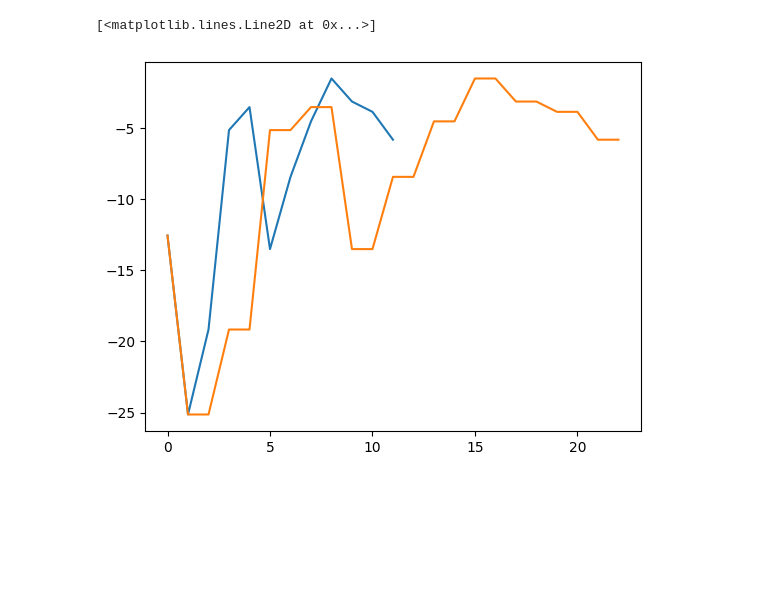
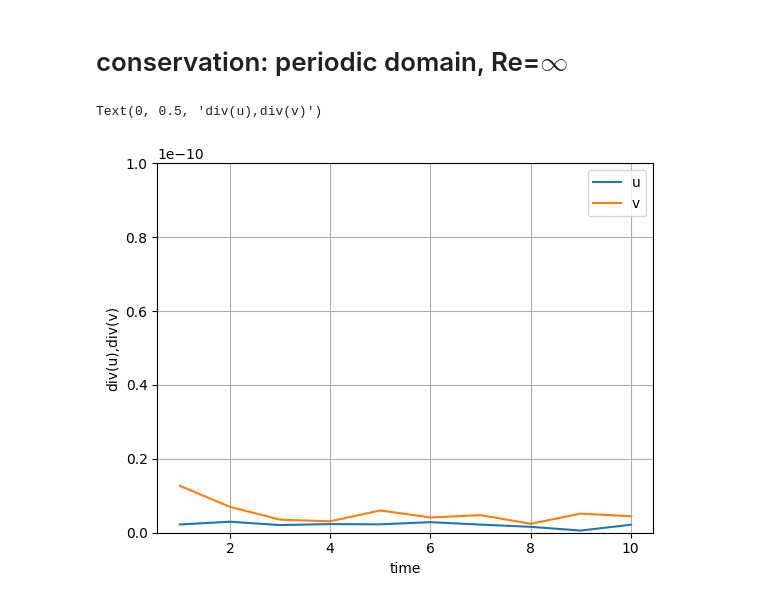
Before and after one commit to markusrenoldner/MEHCscheme, a Jupyter notebook: playground/plots.ipynb, the cells around one changed output. Saved outputs shown, nothing was run; the diff lists cells and outputs as text; code cells hidden in the pictures; blank space fills up the shorter version.

```diff
--- a/playground/plots.ipynb
+++ b/playground/plots.ipynb
@@ -1,34 +1,35 @@
 # %%
 import numpy as np
 import matplotlib.pyplot as plt
-# %%
-data=[
-    -12.5664
-    ,-25.1327
-    ,-25.1327
-    ,-19.1641
-    ,-19.1641
-    ,-5.15418
-    ,-5.15418
-    ,-3.53878
-    ,-3.53878
-    ,-13.5141
-    ,-13.5141
-    ,-8.43968
-    ,-8.43968
-    ,-4.54113
-    ,-4.54113
-    ,-1.52722
-    ,-1.52722
-    ,-3.14797
-    ,-3.14797
-    ,-3.87062
-    ,-3.87062
-    ,-5.82862
-    ,-5.82862]
-
-plt.plot(data[0::2])
-# plt.plot(data)
-# %% [output]
-[<matplotlib.lines.Line2D at 0x...>]
-[figure, removed]
+# %% [markdown]
+# conservation: periodic domain, Re=$\infty$
+# %%
+data = [1,2.22767e-12,1.26957e-11,-3.51585e-12,-2.57794e-11,-4.53374,7.74989e-11,
+2,2.97597e-12,6.99089e-12,-9.09184e-12,5.69322e-12,3.60707e-11,3.60316e-11,
+3,2.06888e-12,3.53873e-12,2.39897e-12,1.12852e-11,-8.36771e-11,-8.11333e-11,
+4,2.33869e-12,3.08321e-12,5.71543e-13,-5.86553e-12,1.19194e-11,1.25269e-11,
+5,2.26755e-12,6.03075e-12,-3.02913e-12,8.12683e-12,-5.38947e-11,-5.81828e-11,
+6,2.86084e-12,4.13475e-12,-4.49241e-12,7.28306e-12,-3.38218e-11,-2.85141e-11,
+7,2.19772e-12,4.75998e-12,-5.54845e-12,8.59579e-12,5.06617e-11,5.73444e-11,
+8,1.59628e-12,2.41916e-12,-7.4305e-12,-1.17577e-11,1.03284e-10,1.05818e-10,
+9,5.81361e-13,5.16558e-12,3.56115e-12,-4.98002e-12,-2.54019e-12,-1.89999e-11,
+10,2.16198e-12,4.457e-12,-2.60054e-11,-6.29985e-12,2.44377e-10,2.93515e-10,]
+
+time = data[0::7]
+m1 = data[1::7]
+m2 = data[2::7]
+k1 = data[3::7]
+k2 = data[4::7]
+h1 = data[5::7]
+h2 = data[6::7]
+# %%
+plt.plot(time,m1,label="u")
+plt.plot(time,m2,label="v")
+plt.legend()
+plt.grid()
+plt.ylim(0,0.0000000001)
+plt.xlabel("time")
+plt.ylabel("div(u),div(v)")
+# %% [output]
+Text(0, 0.5, 'div(u),div(v)')
+[figure, added]
```
Also changed, not shown: parts of 3 cells of this notebook.
